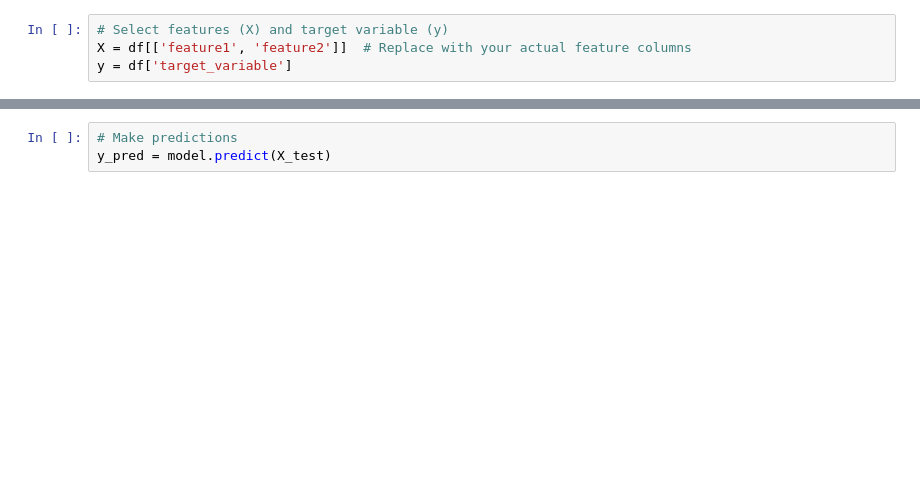
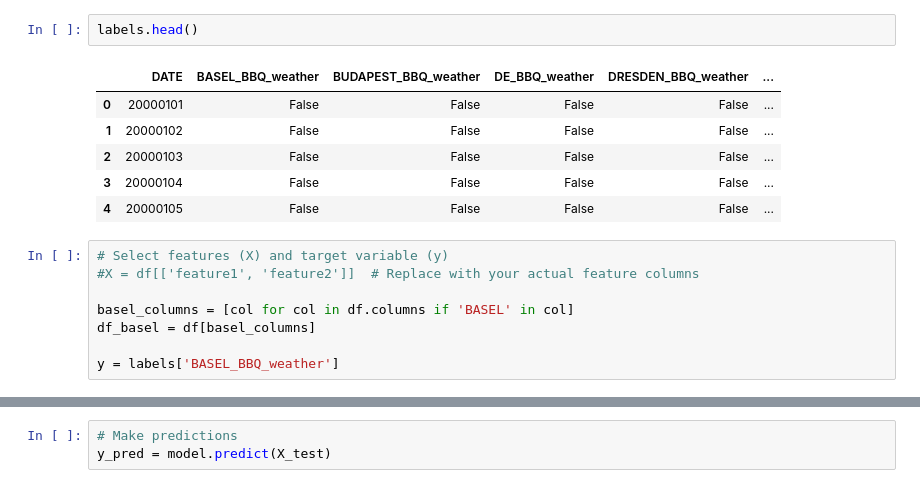
Before and after one commit to kiranch97/ML-AI-Codes, a Jupyter notebook: Logistic_regression_Bengineer_level_code_1.ipynb, the cells around one changed output, grey strips where cells are left out. Drawn from its saved outputs; the diff is of its cells as text; blank space fills up the shorter version.

```diff
--- a/Logistic_regression_Bengineer_level_code_1.ipynb
+++ b/Logistic_regression_Bengineer_level_code_1.ipynb
@@ -11,4 +27,17 @@ df = pd.read_csv('your_data.csv')
+# %%
+labels.head()
+# %% [output]
+|  | DATE | BASEL_BBQ_weather | BUDAPEST_BBQ_weather | DE_BBQ_weather | DRESDEN_BBQ_weather | ... |
+| 0 | 20000101 | False | False | False | False | ... |
+| 1 | 20000102 | False | False | False | False | ... |
+| 2 | 20000103 | False | False | False | False | ... |
+| 3 | 20000104 | False | False | False | False | ... |
+| 4 | 20000105 | False | False | False | False | ... |
 # %%
 # Select features (X) and target variable (y)
-X = df[['feature1', 'feature2']]  # Replace with your actual feature columns
-y = df['target_variable']
+#X = df[['feature1', 'feature2']]  # Replace with your actual feature columns
+
+basel_columns = [col for col in df.columns if 'BASEL' in col]
+df_basel = df[basel_columns]
+
+y = labels['BASEL_BBQ_weather']
```
Also changed, not shown: parts of 8 cells of this notebook.
